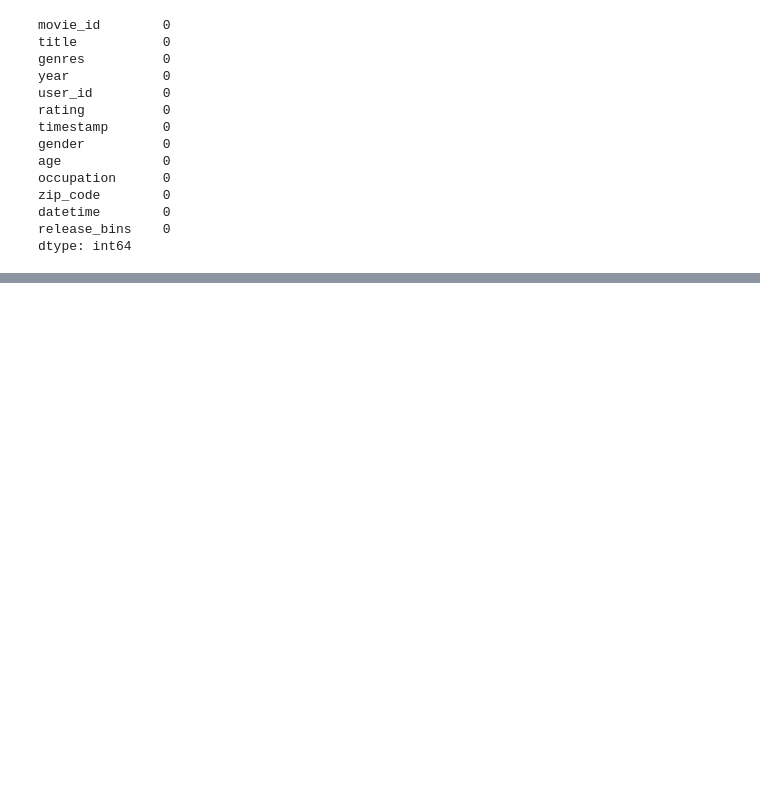
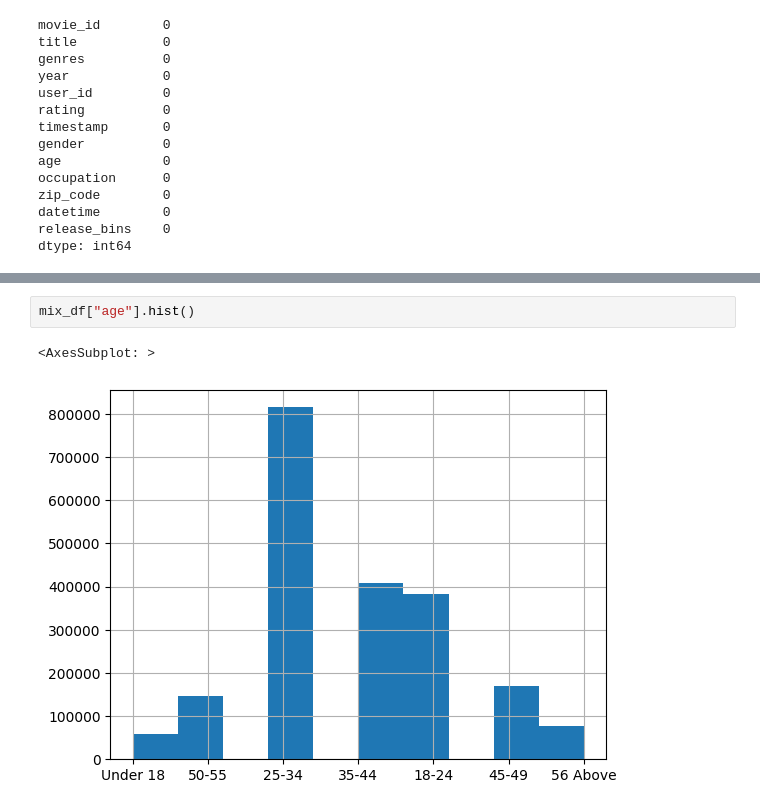
Before and after one commit to mahikshith/Zee-Recommender-System, a Jupyter notebook: Zee_recommender_system_mykee.ipynb, the cells around one changed output, grey strips where cells are left out. Cells and saved outputs as stored; diff of their text form; blank space fills up the shorter version.

```diff
--- a/Zee_recommender_system_mykee.ipynb
+++ b/Zee_recommender_system_mykee.ipynb
@@ -455,0 +530,5 @@ dtype: int64
+# %%
+mix_df["age"].hist()
+# %% [output]
+<AxesSubplot: >
+[figure, added]
```
Also changed, not shown: parts of 52 cells of this notebook.
